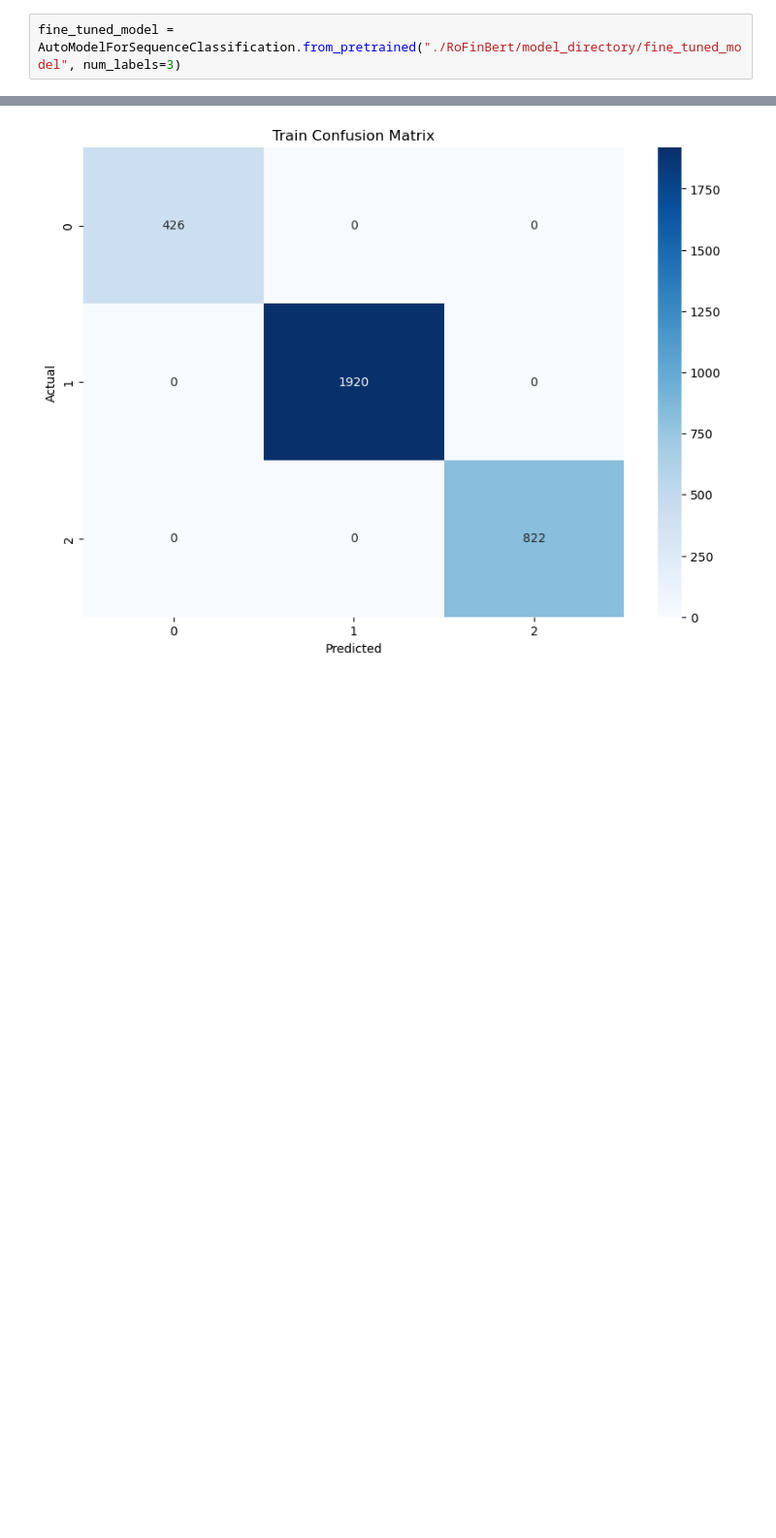
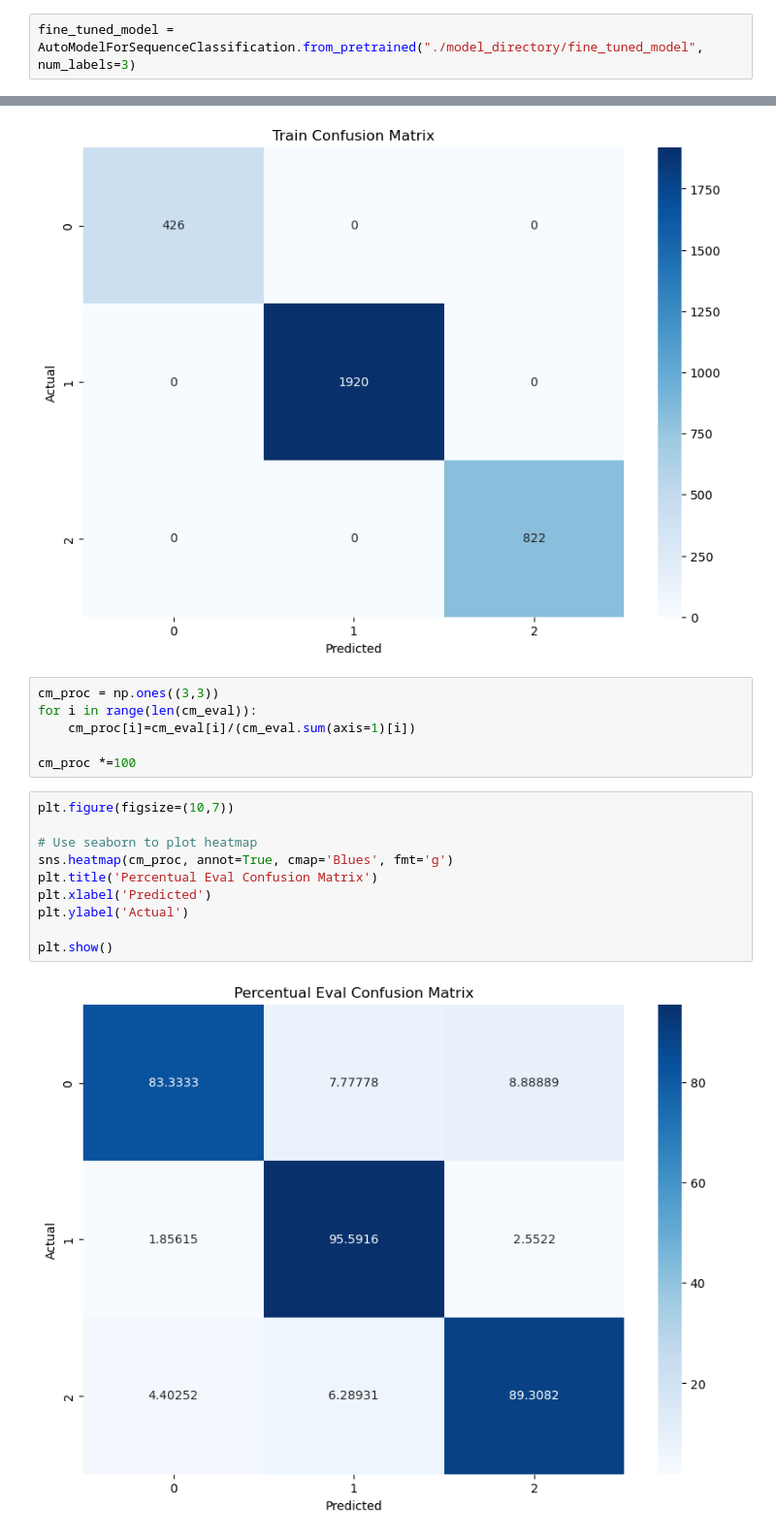
Before and after one commit to DariusBotusanu/RoFinBert, a Jupyter notebook: model_exploration.ipynb, the cells around one changed output, grey strips where cells are left out. Shown at 97% size. Cells and saved outputs as stored; diff of their text form; blank space fills up the shorter version.

```diff
--- a/model_exploration.ipynb
+++ b/model_exploration.ipynb
@@ -18,7 +18,7 @@ tokenized_datasets = dataset.map(tokenize_function, batched=True)
 tokenized_train = tokenized_datasets['train']
 tokenized_eval = tokenized_datasets['test_all_agree']
 # %%
-fine_tuned_model = AutoModelForSequenceClassification.from_pretrained("./RoFinBert/model_directory/fine_tuned_model", num_labels=3)
+fine_tuned_model = AutoModelForSequenceClassification.from_pretrained("./model_directory/fine_tuned_model", num_labels=3)
 # %%
 def classify_sentences(model, tokenizer, sentences, labels=[0,1,2]):
     probabilities = list(map(lambda sentence: model(**tokenizer(sentence, return_tensors='pt'))[0].softmax(dim=-1).detach(), sentences))
@@ -56,3 +56,21 @@ plt.show()
 # %% [output]
 [figure]
 [figure]
+# %%
+cm_proc = np.ones((3,3))
+for i in range(len(cm_eval)):
+    cm_proc[i]=cm_eval[i]/(cm_eval.sum(axis=1)[i])
+
+cm_proc *=100
+# %%
+plt.figure(figsize=(10,7))
+
+# Use seaborn to plot heatmap
+sns.heatmap(cm_proc, annot=True, cmap='Blues', fmt='g')
+plt.title('Percentual Eval Confusion Matrix')
+plt.xlabel('Predicted')
+plt.ylabel('Actual')
+
+plt.show()
+# %% [output]
+[figure, added]
```
Also changed, not shown: parts of 2 cells of this notebook, 1 other file.
